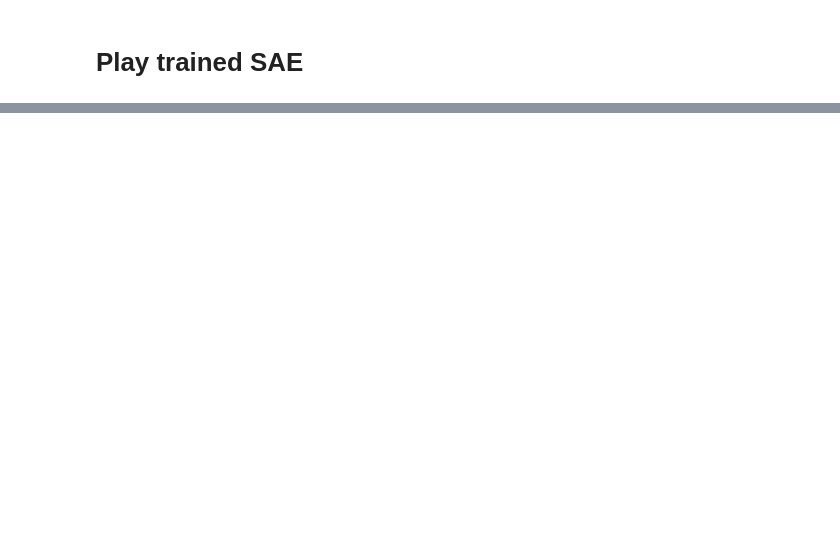
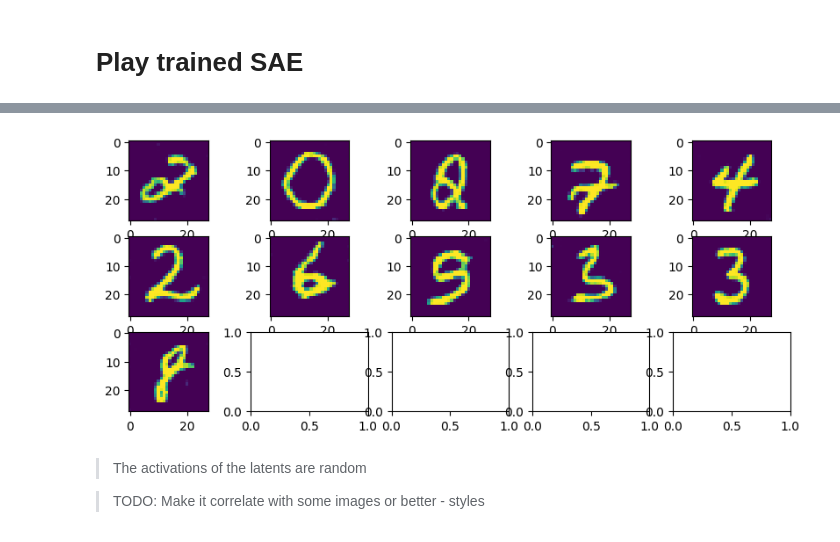
Before and after one commit to Pqlet/GAN-LSDisentanglement, a Jupyter notebook: mnist/experiment.ipynb, the cells around one changed output, grey strips where cells are left out. Saved outputs shown, nothing was run; the diff lists cells and outputs as text; code cells hidden in the pictures; blank space fills up the shorter version.

```diff
--- a/mnist/experiment.ipynb
+++ b/mnist/experiment.ipynb
@@ -448,0 +452,21 @@ with torch.no_grad():
+# %%
+import numpy as np
+
+threshold_active = 2.5
+
+top_act_x = [[] for _ in range(sae_z.decoder.in_features)]
+
+sae_z.eval()
+with torch.no_grad():
+    for z_, x_ in tqdm(dataset):
+        # Get latents, activations in the bottleneck
+        latent = sae_z.encode(z_.to(DEVICE))
+
+        mask = (latent > threshold_active).cpu().numpy()
+
+        # Use numpy to update top_act_x
+        top_act_x = [top_act_x[i] + [x_.cpu().numpy()] if val else top_act_x[i] for i, val in enumerate(mask)]
+
+        # for i, val in enumerate(mask):
+        #     if val > 0:
+        #         top_act_x[i].append(x_)
@@ -448,0 +490,8 @@ with torch.no_grad():
+# %%
+plot_numpy_imgs5row(top_act_x[115][:30])
+# %% [output]
+[figure, added]
+# %% [markdown]
+> The activations of the latents are random
+
+> TODO: Make it correlate with some images or better - styles
```
Also changed, not shown: parts of 9 cells of this notebook, 1 other file.
